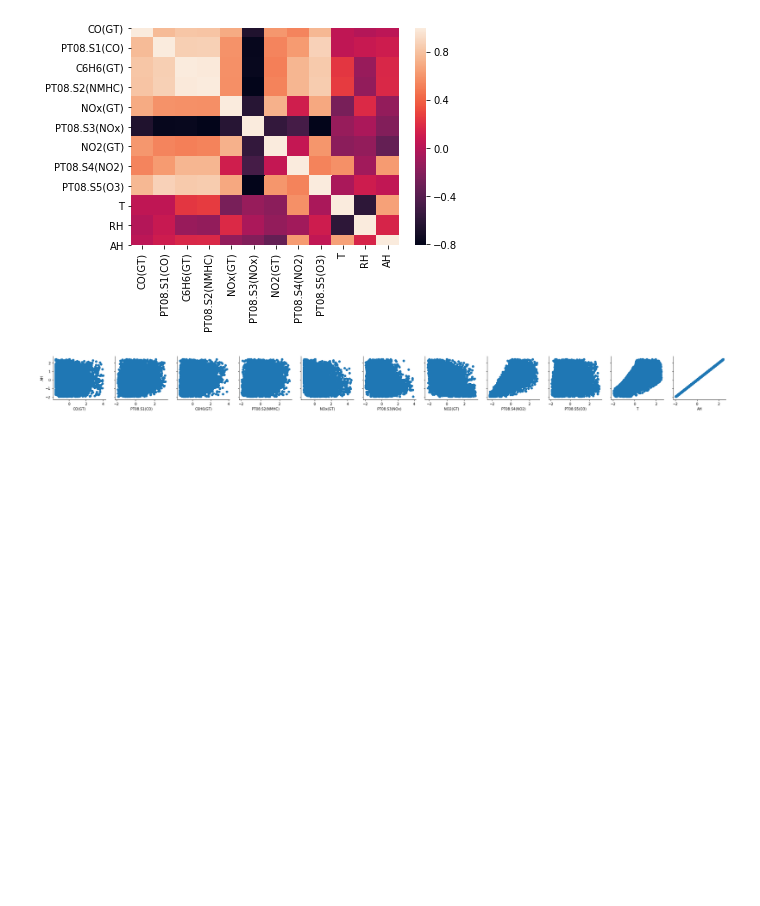
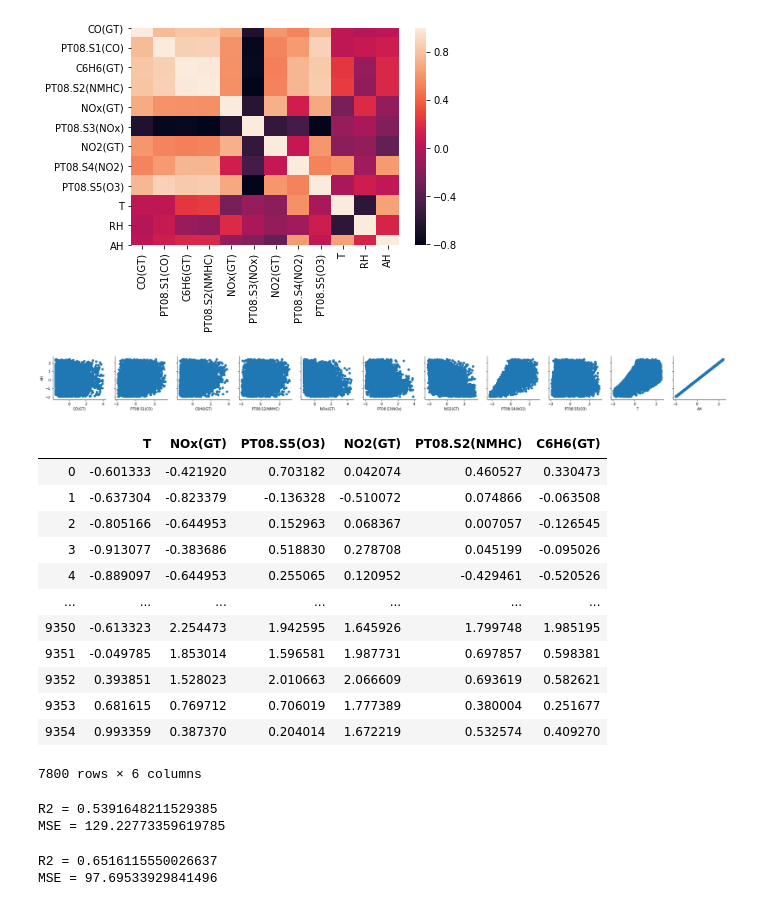
Before and after one commit to vccolombo/Air-Quality-Data-Analysis, a Jupyter notebook: air-quality.ipynb, the cells around one changed output. Drawn from its saved outputs; the diff is of its cells as text; code cells hidden in the pictures; blank space fills up the shorter version.

Commit message:
Implement linear regression and poly regression models

```diff
--- a/air-quality.ipynb
+++ b/air-quality.ipynb
@@ -272,3 +272,26 @@ g = sns.PairGrid(normalized_df, y_vars="AH", x_vars=[c for c in df.columns if c
 g.map(plt.scatter);
 # %% [output]
 [figure]
+# %%
+# Escolher quais features vamos manter
+target = normalized_df["RH"]
+
+df_features = normalized_df.drop(columns=["AH", "RH"])
+final_features = df_features[["T", "NOx(GT)", "PT08.S5(O3)", "NO2(GT)", "PT08.S2(NMHC)", "C6H6(GT)"]]
+
+
+final_features
+# %% [output]
+|  | T | NOx(GT) | PT08.S5(O3) | NO2(GT) | PT08.S2(NMHC) | C6H6(GT) |
+| 0 | -0.601333 | -0.421920 | 0.703182 | 0.042074 | 0.460527 | 0.330473 |
+| 1 | -0.637304 | -0.823379 | -0.136328 | -0.510072 | 0.074866 | -0.063508 |
+| 2 | -0.805166 | -0.644953 | 0.152963 | 0.068367 | 0.007057 | -0.126545 |
+| 3 | -0.913077 | -0.383686 | 0.518830 | 0.278708 | 0.045199 | -0.095026 |
+| 4 | -0.889097 | -0.644953 | 0.255065 | 0.120952 | -0.429461 | -0.520526 |
+| ... | ... | ... | ... | ... | ... | ... |
+| 9350 | -0.613323 | 2.254473 | 1.942595 | 1.645926 | 1.799748 | 1.985195 |
+| 9351 | -0.049785 | 1.853014 | 1.596581 | 1.987731 | 0.697857 | 0.598381 |
+| 9352 | 0.393851 | 1.528023 | 2.010663 | 2.066609 | 0.693619 | 0.582621 |
+| 9353 | 0.681615 | 0.769712 | 0.706019 | 1.777389 | 0.380004 | 0.251677 |
+| 9354 | 0.993359 | 0.387370 | 0.204014 | 1.672219 | 0.532574 | 0.409270 |
+7800 rows × 6 columns
@@ -274,0 +307,8 @@ g.map(plt.scatter);
+# %%
+from sklearn.metrics import mean_squared_error
+import numpy as np
+print("R2 = " + str(lm.score(X, Y)))
+print("MSE = " + str(mean_squared_error(Y,Yhat)))
+# %% [output]
+R2 = 0.5391648211529385
+MSE = 129.22773359619785
@@ -274,0 +324,9 @@ g.map(plt.scatter);
+# %%
+from sklearn.metrics import mean_squared_error
+import numpy as np
+
+print("R2 = " + str(model.score(x_poly, Y)))
+print("MSE = " + str(mean_squared_error(Y,y_poly_pred)))
+# %% [output]
+R2 = 0.6516115550026637
+MSE = 97.69533929841496
```
Also changed, not shown: parts of 3 cells of this notebook.
